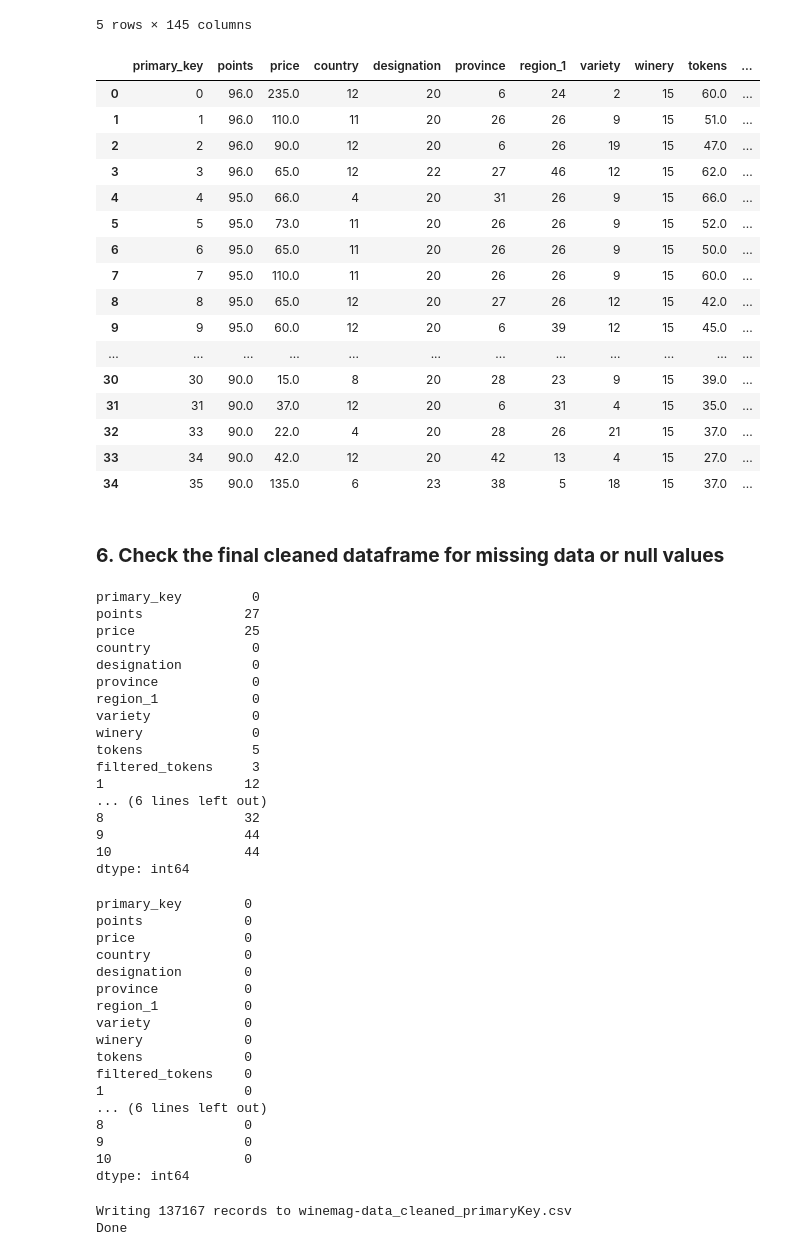
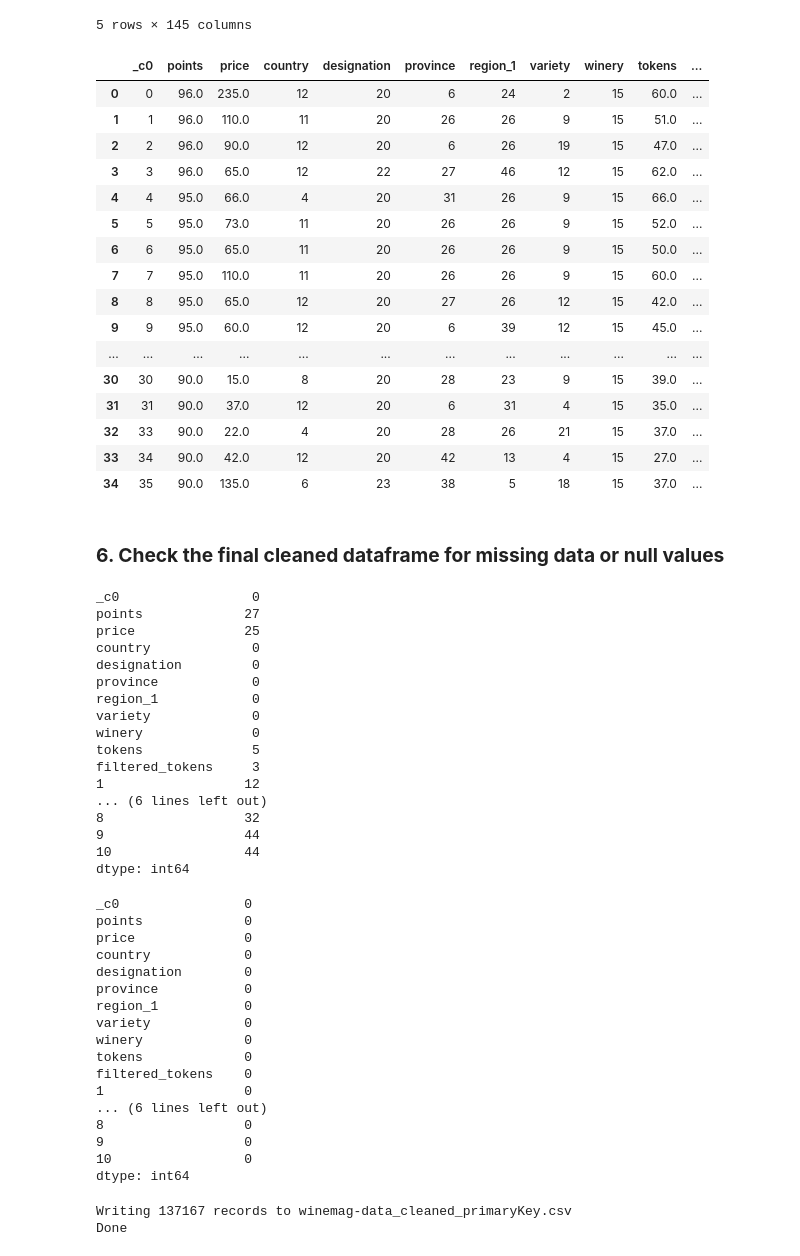
Before and after one commit to arahogc/Whats_In_A_Bottle, a Jupyter notebook: winemag_data_preprocessing.ipynb, the cells around one changed output. Drawn from its saved outputs; the diff is of its cells as text; code cells hidden in the pictures.

```diff
--- a/winemag_data_preprocessing.ipynb
+++ b/winemag_data_preprocessing.ipynb
@@ -1305,17 +1313,17 @@ cleaned_df.head()
 # %%
 # use ix to reorder the columns
 cleaned_df = cleaned_df[ ['price'] + [ col for col in cleaned_df.columns if col != 'price' ] ]
 cleaned_df = cleaned_df[ ['points'] + [ col for col in cleaned_df.columns if col != 'points' ] ]
 cleaned_df = cleaned_df[ ['_c0'] + [ col for col in cleaned_df.columns if col != '_c0' ] ]
 
 # Rename the _c0 as primary key
-cleaned_df = cleaned_df.rename(columns={'_c0':'primary_key'})
+#cleaned_df = cleaned_df.rename(columns={'_c0':'primary_key'})
 
 # Keep only the top ten words columns
 cleaned_df = cleaned_df.iloc[: , :-124]
 cleaned_df.head(35)
 # %% [output]
-|  | primary_key | points | price | country | designation | province | region_1 | variety | winery | tokens | ... |
+|  | _c0 | points | price | country | designation | province | region_1 | variety | winery | tokens | ... |
 | 0 | 0 | 96.0 | 235.0 | 12 | 20 | 6 | 24 | 2 | 15 | 60.0 | ... |
 | 1 | 1 | 96.0 | 110.0 | 11 | 20 | 26 | 26 | 9 | 15 | 51.0 | ... |
 | 2 | 2 | 96.0 | 90.0 | 12 | 20 | 6 | 26 | 19 | 15 | 47.0 | ... |
@@ -1338,7 +1346,7 @@ cleaned_df.head(35)
 # Check the length of the cleaned df
 cleaned_df.isnull().sum()
 # %% [output]
-primary_key         0
+_c0                 0
 points             27
 price              25
 country             0
@@ -1360,7 +1368,7 @@ dtype: int64
 cleaned_df = cleaned_df.dropna(axis=0)
 cleaned_df.isnull().sum()
 # %% [output]
-primary_key        0
+_c0                0
 points             0
 price              0
 country            0
```
Also changed, not shown: parts of 16 cells of this notebook.
